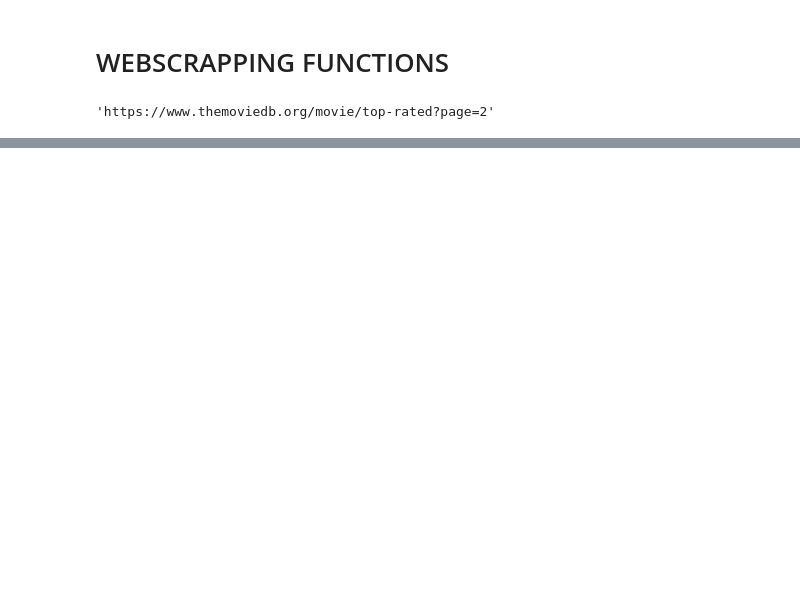
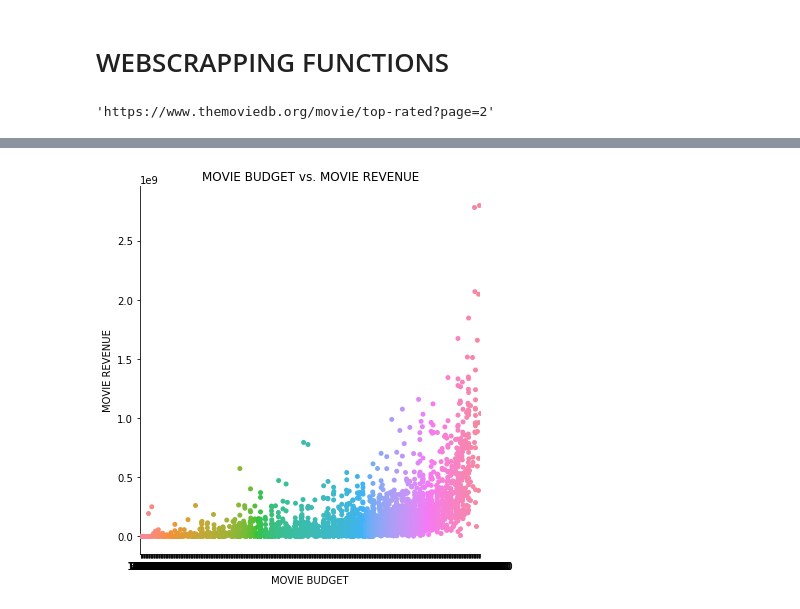
Before and after one commit to gabrieljarosi/dsc-mod-1-project-v2-1-onl01-dtsc-pt-041320, a Jupyter notebook: student.ipynb, the cells around one changed output, grey strips where cells are left out. Cells and saved outputs as stored; diff of their text form; code cells hidden in the pictures; blank space fills up the shorter version.

```diff
--- a/student.ipynb
+++ b/student.ipynb
@@ -567,0 +535,9 @@ df.head()
+# %%
+#GRAPHING MOVIE BUDGET VS MOVIE REVENUE
+sns.catplot(x="movie_budget", y="movie_revenue", kind="swarm", data=df, height=6, aspect=1)
+plt.title('MOVIE BUDGET vs. MOVIE REVENUE')
+plt.ylabel('MOVIE REVENUE')
+plt.xlabel('MOVIE BUDGET')
+plt.show()
+# %% [output]
+[figure, added]
```
Also changed, not shown: parts of 36 cells of this notebook.
